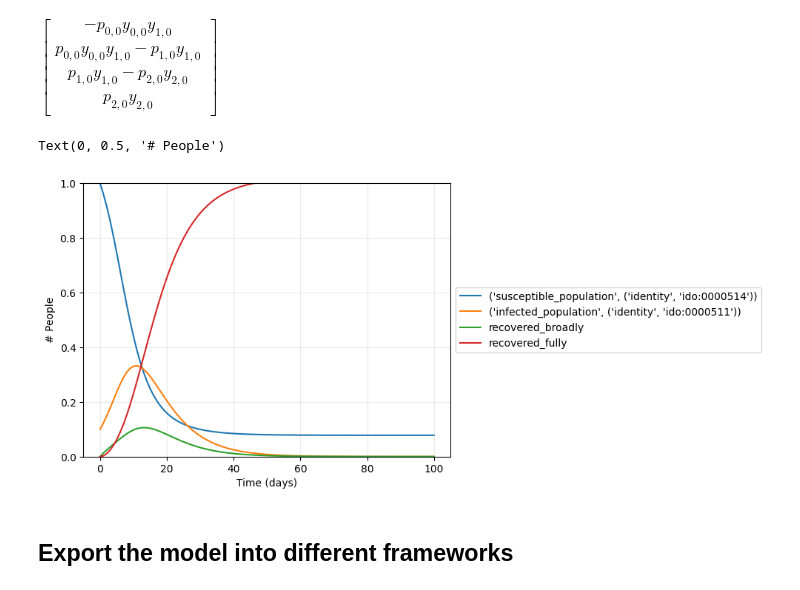
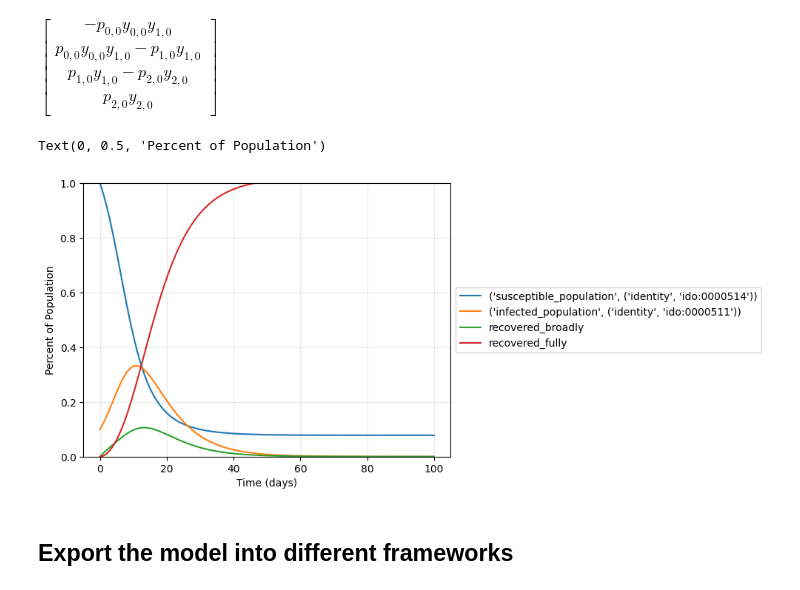
Before and after one commit to gyorilab/mira, a Jupyter notebook: notebooks/evaluation_2024.03/epi_scenario1/epi_scenario1_model_b.ipynb, the cells around one changed output. Saved outputs shown, nothing was run; the diff lists cells and outputs as text; code cells hidden in the pictures.

```diff
--- a/notebooks/evaluation_2024.03/epi_scenario1/epi_scenario1_model_b.ipynb
+++ b/notebooks/evaluation_2024.03/epi_scenario1/epi_scenario1_model_b.ipynb
@@ -63,13 +63,13 @@ res = simulate_ode_model(om, times=ts)
 # %%
 plt.plot(ts, res, label=om.vmap.keys())
 plt.grid(alpha=0.25)
 plt.ylim([0, 1])
 plt.legend(loc="center left", bbox_to_anchor=(1, 0.5))
 plt.xlabel('Time (days)')
-plt.ylabel('# People')
+plt.ylabel('Percent of Population')
 # %% [output]
-Text(0, 0.5, '# People')
+Text(0, 0.5, 'Percent of Population')
-[figure, old version]
+[figure, new version]
 # %% [markdown]
 ## Export the model into different frameworks
 # %%
```
